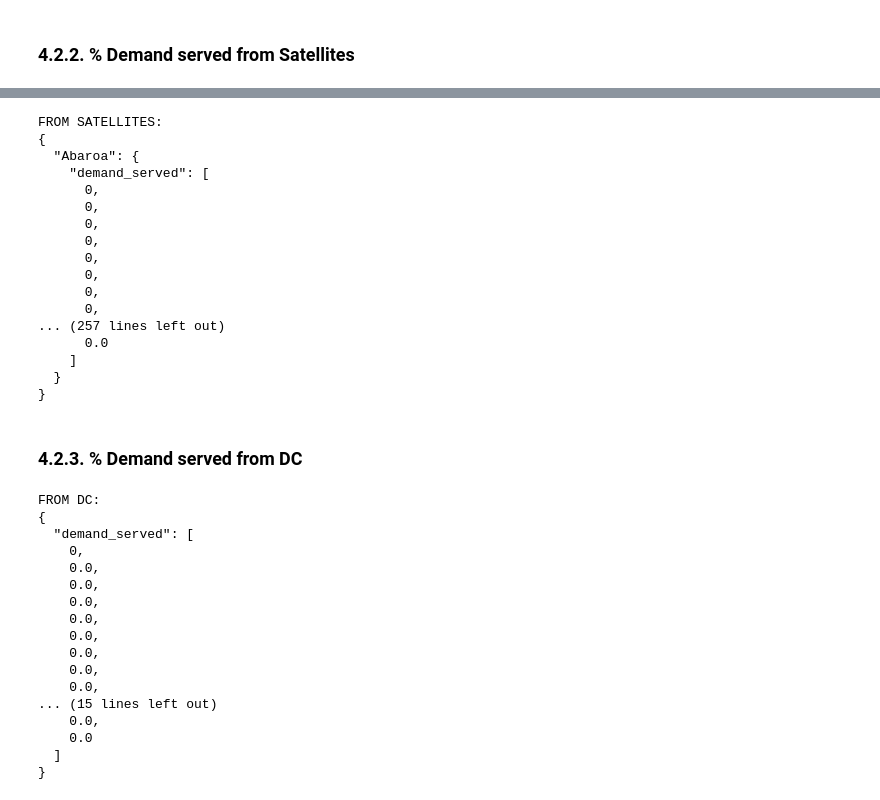
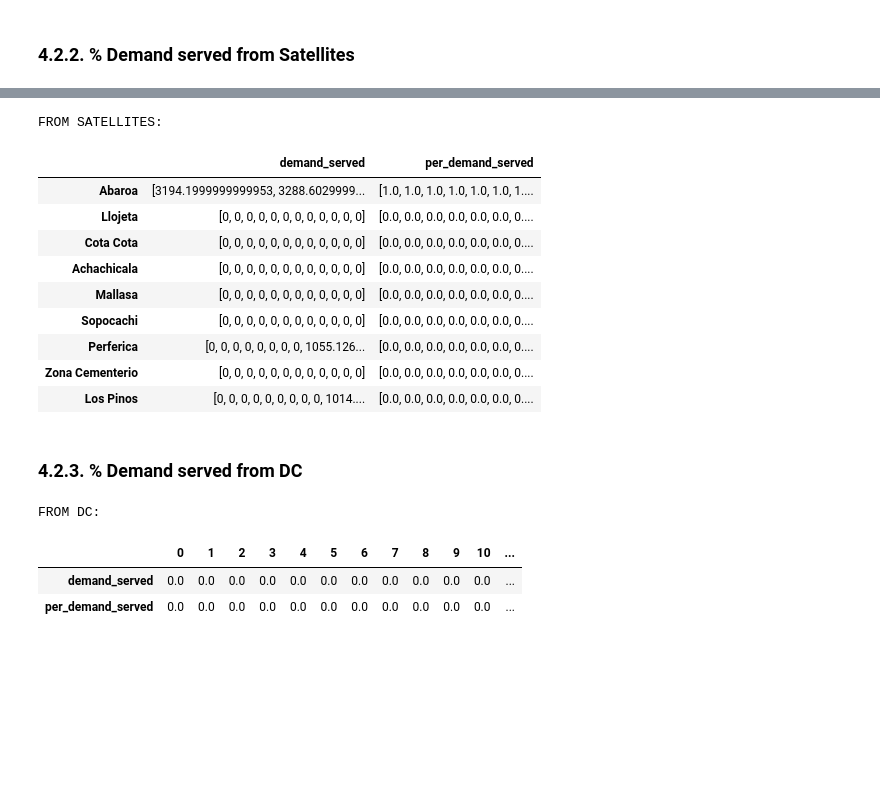
Before and after one commit to PitHurtado/redesign_urban-distribution, a Jupyter notebook: src/application.ipynb, the cells around one changed output, grey strips where cells are left out. Cells and saved outputs as stored; diff of their text form; code cells hidden in the pictures; blank space fills up the shorter version.

```diff
--- a/src/application.ipynb
+++ b/src/application.ipynb
@@ -453,8 +455,10 @@ print(json.dumps(vehicles_required_results, indent=2))
 ### 4.2.2. % Demand served from Satellites
 # %%
 demand_by_period = []
-for t in range(periods):
+for t in range(PERIODS):
     sum_ = 0
     for c in list(clusters.values()):
         sum_ += c.demandByPeriod[t]
     demand_by_period.append(sum_)
+df_demand_dc = pd.DataFrame(demand_by_period, columns=['DC'])
+df_demand_dc
@@ -477,67 +480,52 @@ demand_by_period
 resumen ={}
 for s in list(satellites.values()):
     demand_served = []
-    for t in range(periods):
+    for t in range(PERIODS):
         sum_ = 0
         for c in variables_results['Z'][t][s.id]:
             sum_ += c.demandByPeriod[t]
         demand_served.append(sum_)
-    per_demand_served = np.array(demand_served) / np.array(demand_by_period)
+    per_demand_served = np.round(np.array(demand_served) / np.array(demand_by_period),2)
     resumen[s.id] = {
         'demand_served': demand_served,
         'per_demand_served': per_demand_served.tolist()
     }
+df_demand_satellite = pd.DataFrame(resumen).T
 print("FROM SATELLITES: ")
-print(json.dumps(resumen, indent=2))
+df_demand_satellite
+#print(json.dumps(resumen, indent=2))
 # %% [output]
 FROM SATELLITES:
-{
-  "Abaroa": {
-    "demand_served": [
-      0,
-      0,
-      0,
-      0,
-      0,
-      0,
-      0,
-      0,
-... (257 lines left out)
-      0.0
-    ]
-  }
-}
+|  | demand_served | per_demand_served |
+| Abaroa | [3194.1999999999953, 3288.6029999... | [1.0, 1.0, 1.0, 1.0, 1.0, 1.0, 1.... |
+| Llojeta | [0, 0, 0, 0, 0, 0, 0, 0, 0, 0, 0, 0] | [0.0, 0.0, 0.0, 0.0, 0.0, 0.0, 0.... |
+| Cota Cota | [0, 0, 0, 0, 0, 0, 0, 0, 0, 0, 0, 0] | [0.0, 0.0, 0.0, 0.0, 0.0, 0.0, 0.... |
+| Achachicala | [0, 0, 0, 0, 0, 0, 0, 0, 0, 0, 0, 0] | [0.0, 0.0, 0.0, 0.0, 0.0, 0.0, 0.... |
+| Mallasa | [0, 0, 0, 0, 0, 0, 0, 0, 0, 0, 0, 0] | [0.0, 0.0, 0.0, 0.0, 0.0, 0.0, 0.... |
+| Sopocachi | [0, 0, 0, 0, 0, 0, 0, 0, 0, 0, 0, 0] | [0.0, 0.0, 0.0, 0.0, 0.0, 0.0, 0.... |
+| Perferica | [0, 0, 0, 0, 0, 0, 0, 0, 1055.126... | [0.0, 0.0, 0.0, 0.0, 0.0, 0.0, 0.... |
+| Zona Cementerio | [0, 0, 0, 0, 0, 0, 0, 0, 0, 0, 0, 0] | [0.0, 0.0, 0.0, 0.0, 0.0, 0.0, 0.... |
+| Los Pinos | [0, 0, 0, 0, 0, 0, 0, 0, 0, 1014.... | [0.0, 0.0, 0.0, 0.0, 0.0, 0.0, 0.... |
 # %% [markdown]
 ### 4.2.3. % Demand served from DC
 # %%
 demand_served = []
-for t in range(periods):
+for t in range(PERIODS):
     sum_ = 0
     for c in variables_results['W'][t]:
         sum_ += c.demandByPeriod[t]
     demand_served.append(sum_)
-per_demand_served = np.array(demand_served) / np.array(demand_by_period)
+per_demand_served = np.round(np.array(demand_served) / np.array(demand_by_period),2)
 resumen = {
     'demand_served': demand_served,
     'per_demand_served': per_demand_served.tolist()
 }
+df_demand_dc = pd.DataFrame(resumen).T
 print("FROM DC: ")
-print(json.dumps(resumen, indent=2))
+df_demand_dc
+#print(json.dumps(resumen, indent=2))
 # %% [output]
 FROM DC:
-{
-  "demand_served": [
-    0,
-    0.0,
-    0.0,
-    0.0,
-    0.0,
-    0.0,
-    0.0,
-    0.0,
-    0.0,
-... (15 lines left out)
-    0.0,
-    0.0
-  ]
-}
+|  | 0 | 1 | 2 | 3 | 4 | 5 | 6 | 7 | 8 | 9 | 10 | ... |
+| demand_served | 0.0 | 0.0 | 0.0 | 0.0 | 0.0 | 0.0 | 0.0 | 0.0 | 0.0 | 0.0 | 0.0 | ... |
+| per_demand_served | 0.0 | 0.0 | 0.0 | 0.0 | 0.0 | 0.0 | 0.0 | 0.0 | 0.0 | 0.0 | 0.0 | ... |
```
Also changed, not shown: parts of 49 cells of this notebook, 3 other files.
